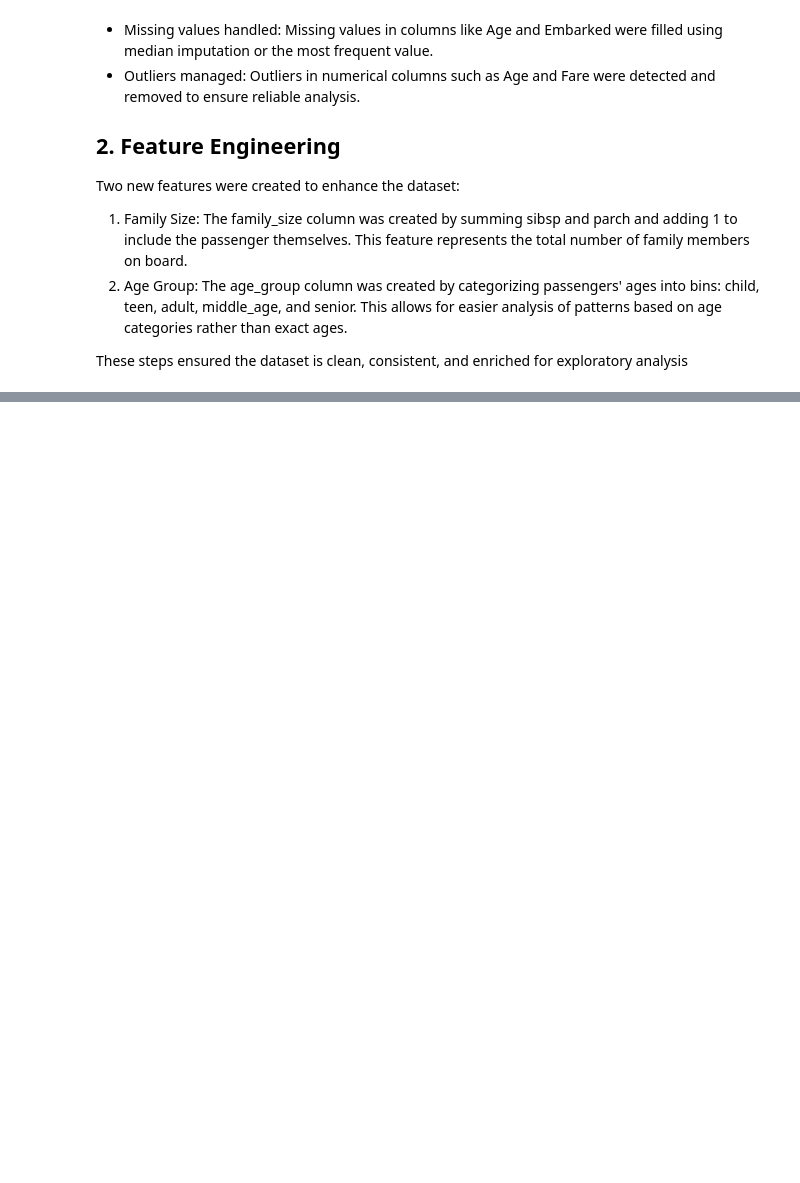
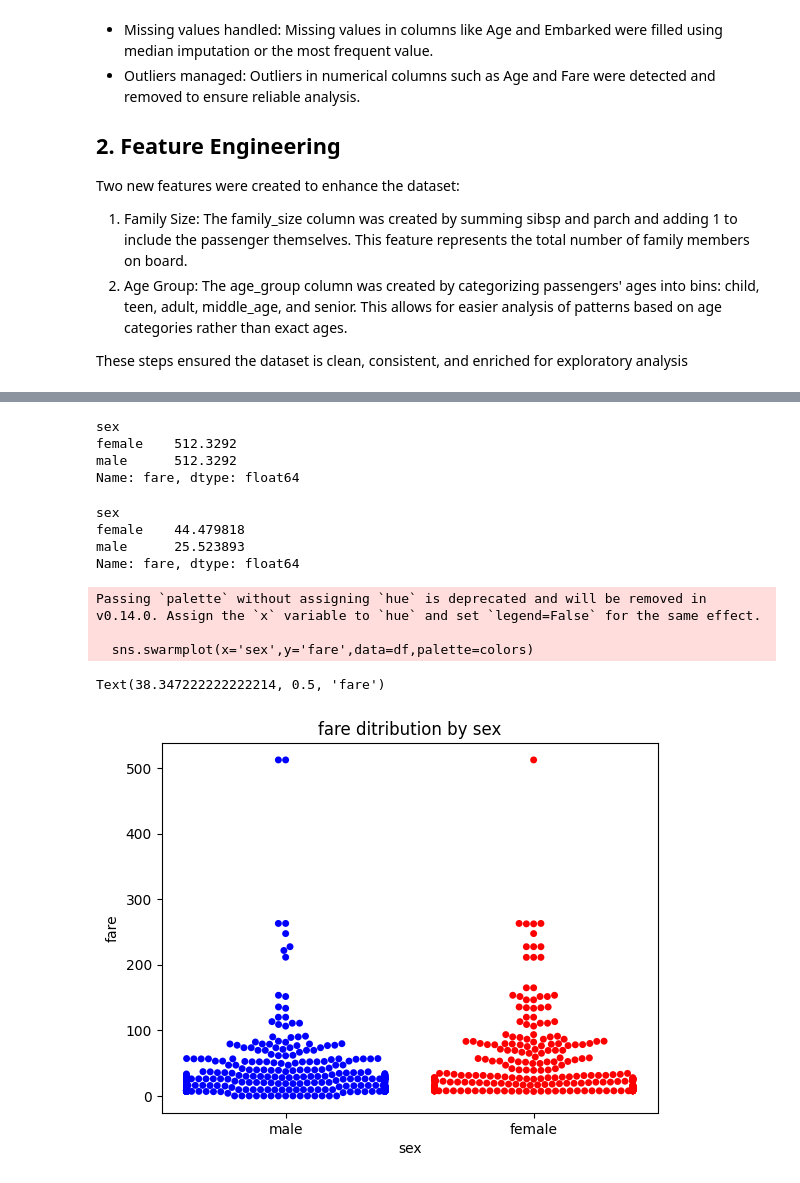
Before and after one commit to nawarfathi/titanic-data-analysis, a Jupyter notebook: titanic_data_analysis.ipynb, the cells around one changed output, grey strips where cells are left out. Saved outputs shown, nothing was run; the diff lists cells and outputs as text; code cells hidden in the pictures; blank space fills up the shorter version.

```diff
--- a/titanic_data_analysis.ipynb
+++ b/titanic_data_analysis.ipynb
@@ -515,0 +559,27 @@ These steps ensured the dataset is clean, consistent, and enriched for explorato
+# %%
+# fare distribution by sex
+df.groupby('sex')['fare'].max()
+# %% [output]
+sex
+female    512.3292
+male      512.3292
+Name: fare, dtype: float64
+# %%
+df.groupby('sex')['fare'].mean()
+# %% [output]
+sex
+female    44.479818
+male      25.523893
+Name: fare, dtype: float64
+# %%
+# fare distribution by sex
+sns.swarmplot(x='sex',y='fare',data=df,palette=colors)
+plt.title('fare ditribution by sex')
+plt.xlabel('sex')
+plt.ylabel('fare')
+# %% [output]
+Passing `palette` without assigning `hue` is deprecated and will be removed in v0.14.0. Assign the `x` variable to `hue` and set `legend=False` for the same effect.
+
+  sns.swarmplot(x='sex',y='fare',data=df,palette=colors)
+Text(38.347222222222214, 0.5, 'fare')
+[figure, added]
```
Also changed, not shown: parts of 26 cells of this notebook, 1 other file.
